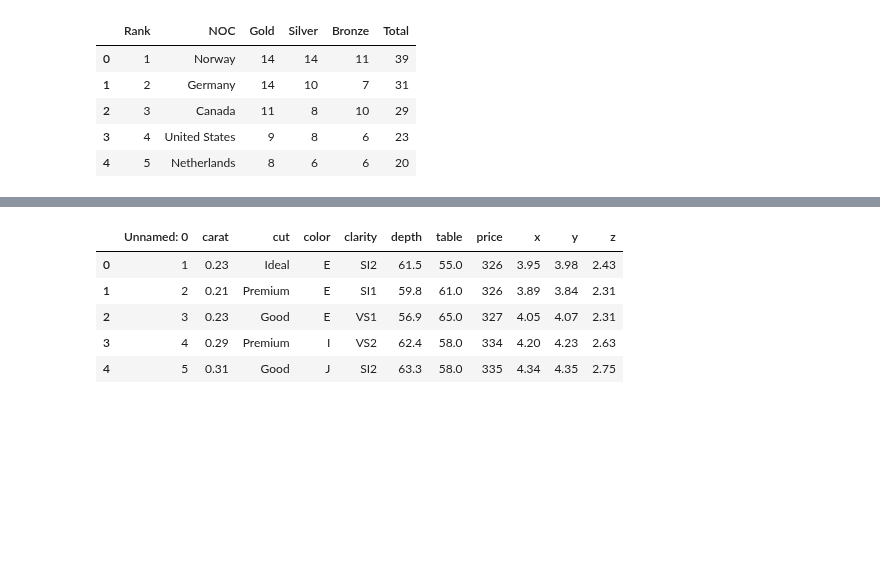
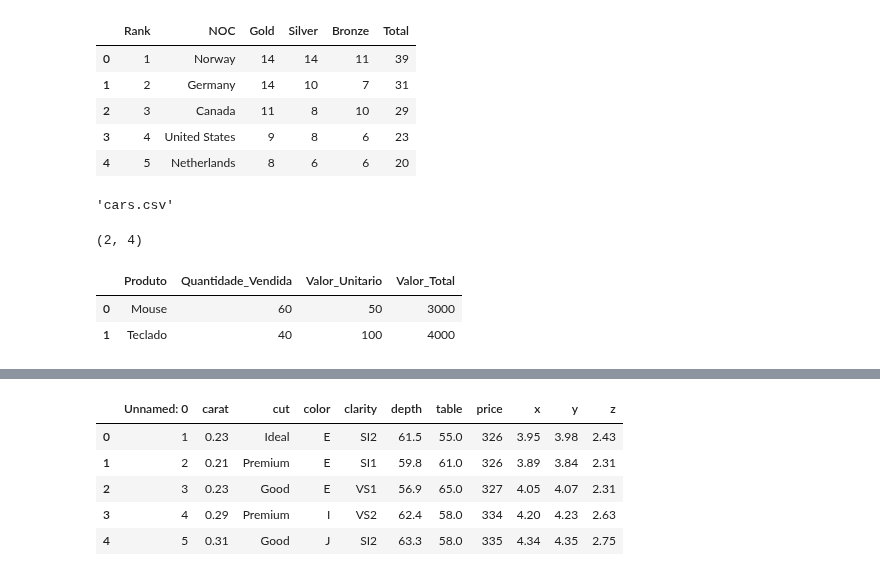
Before and after one commit to pveinberg/Curso_DataScience_Minsait, a Jupyter notebook: Notebooks/scripts/pandas_01.ipynb, the cells around one changed output, grey strips where cells are left out. Saved outputs shown, nothing was run; the diff lists cells and outputs as text; code cells hidden in the pictures; blank space fills up the shorter version.

```diff
--- a/Notebooks/scripts/pandas_01.ipynb
+++ b/Notebooks/scripts/pandas_01.ipynb
@@ -120,3 +120,12 @@ display(arquivos[6], olympics.shape, olympics.head())
 | 2 | 3 | Canada | 11 | 8 | 10 | 29 |
 | 3 | 4 | United States | 9 | 8 | 6 | 23 |
 | 4 | 5 | Netherlands | 8 | 6 | 6 | 20 |
+# %%
+produtos_01 = pd.read_csv(f'{base}/{arquivos[7]}', sep='\t')
+display(arquivo, produtos_01.shape, produtos_01.head())
+# %% [output]
+'cars.csv'
+(2, 4)
+|  | Produto | Quantidade_Vendida | Valor_Unitario | Valor_Total |
+| 0 | Mouse | 60 | 50 | 3000 |
+| 1 | Teclado | 40 | 100 | 4000 |
```
Also changed, not shown: parts of 5 cells of this notebook.
